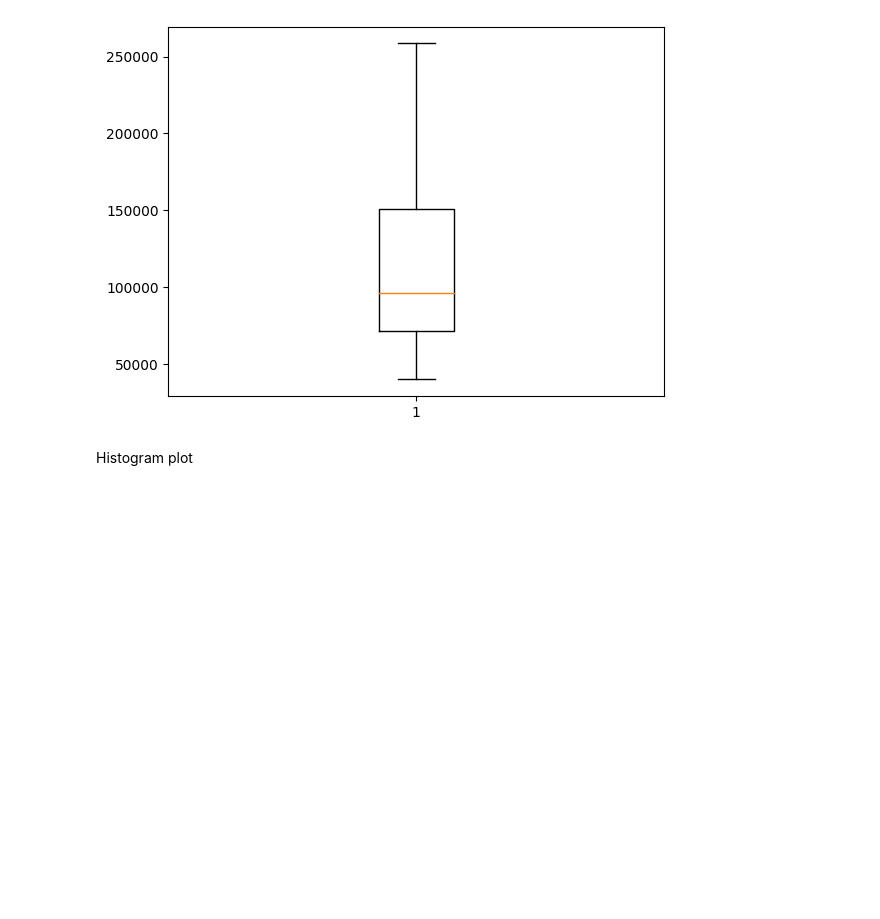
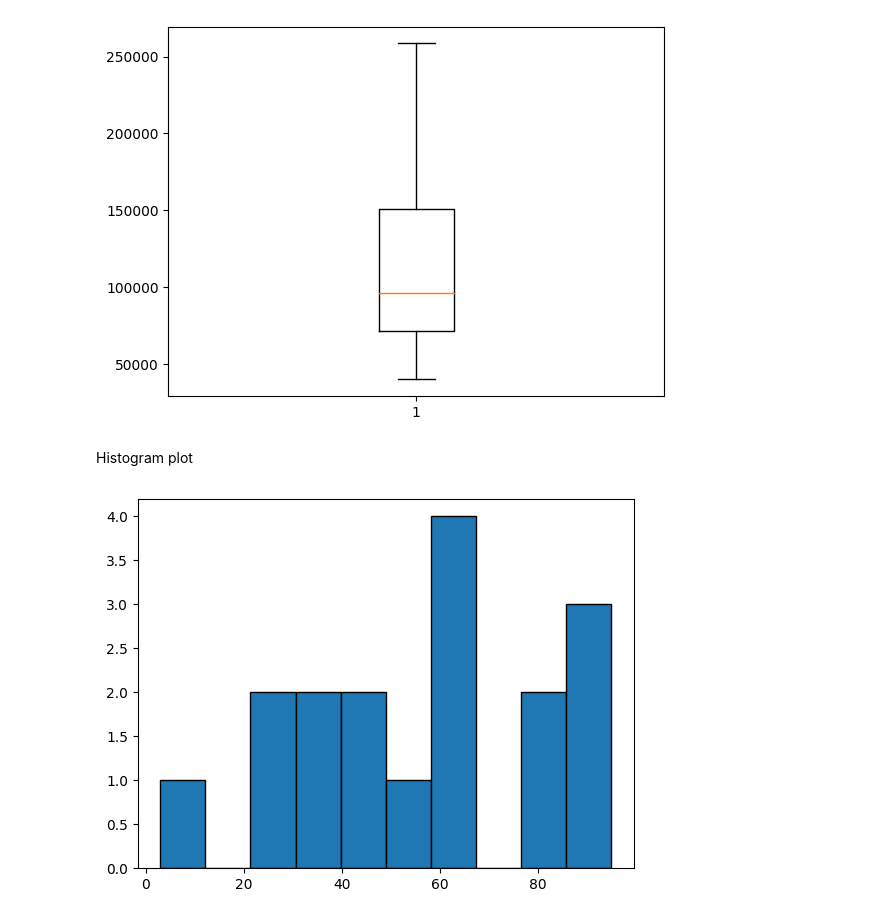
Before and after one commit to sudip-khanal/python-Basics, a Jupyter notebook: matplot.ipynb, the cells around one changed output. Drawn from its saved outputs; the diff is of its cells as text; code cells hidden in the pictures; blank space fills up the shorter version.

```diff
--- a/matplot.ipynb
+++ b/matplot.ipynb
@@ -235,3 +235,10 @@ plt.show()
 [figure]
 # %% [markdown]
 Histogram plot
+# %%
+import matplotlib.pyplot as plt
+x=[90,78,65,34,22,43,22,3,64,56,45,67,78,34,66,88,95]
+plt.hist(x,bins=10,edgecolor="black")
+plt.show()
+# %% [output]
+[figure, added]
```
Also changed, not shown: parts of 15 cells of this notebook.
